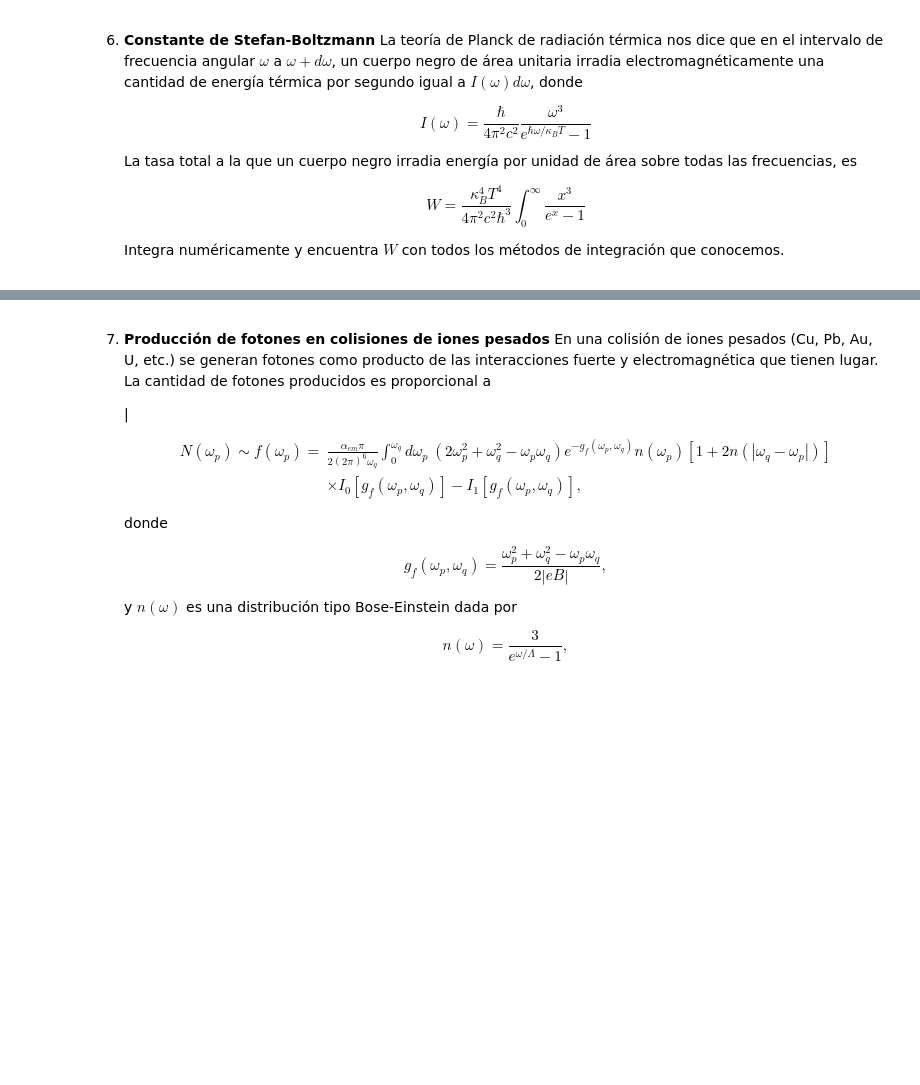
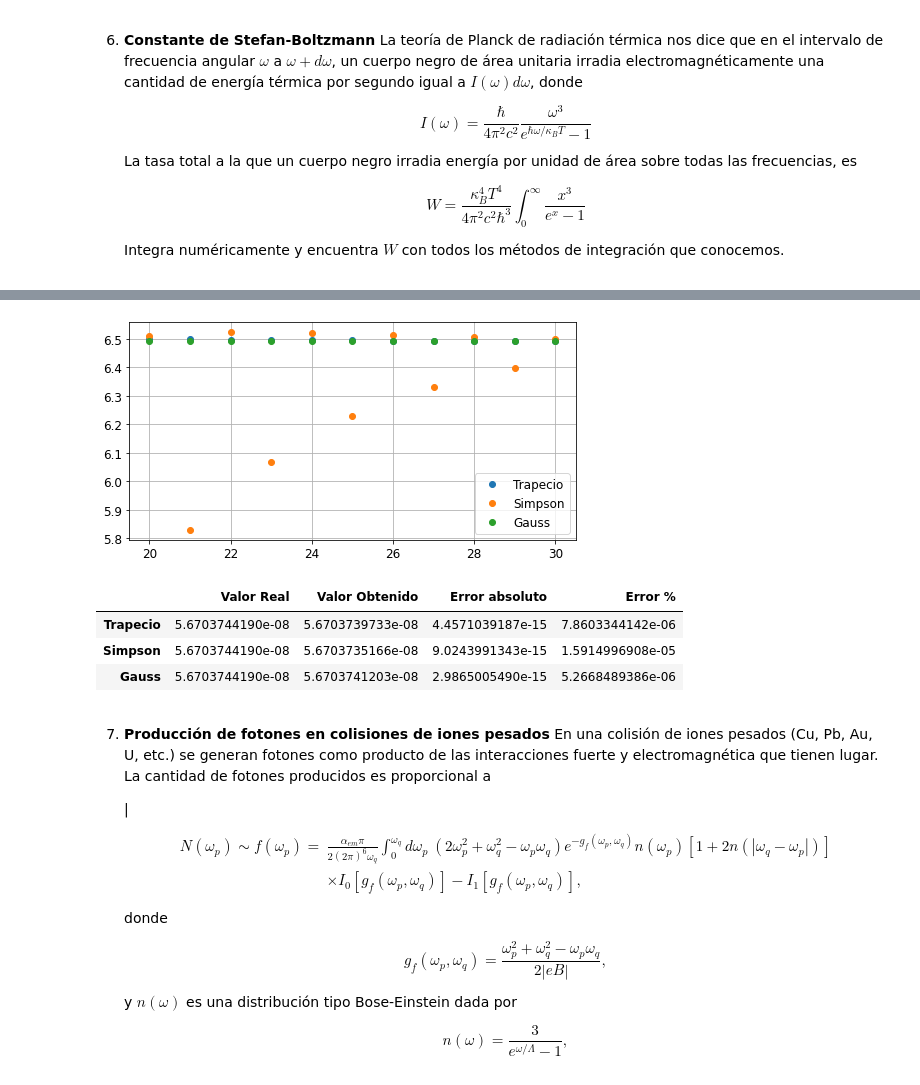
Before and after one commit to joshbrx/Fisica-Computacional, a Jupyter notebook: T2_BrionesAndrade.ipynb, the cells around one changed output, grey strips where cells are left out. Saved outputs shown, nothing was run; the diff lists cells and outputs as text; code cells hidden in the pictures; blank space fills up the shorter version.

```diff
--- a/T2_BrionesAndrade.ipynb
+++ b/T2_BrionesAndrade.ipynb
@@ -372,3 +531,57 @@ f"La cota del error es: {abs(f2(-1)-PnLag2(-1, X, W, Y)):.4e}"
+# %%
+# Traemos la función del método del trapecio
+def trapecio(n, a, b, f):
+    h = float(b - a) / n
+    s = 0.0
+    s += f(a)/2.0
+    for i in range(1, n):
+        s += f(a + i*h)
+    s += f(b)/2.0
+    return s * h
+# %%
+from scipy import constants as cte
+
+def Bltz(z):
+    g1 = z**3/(1-z)**5
+    g2 = np.exp(z/(1-z))-1
+    return g1/g2
+
+a = 0.01; b = 1-0.01;
+def Integral(n):
+    return np.array([trapecio(n, a, b, Bltz), Simpson(Bltz, a, b, n), IntGauss(n, a, b, Bltz)])
+
+plt.figure(figsize=(8,4))
+plt.plot([k for k in range(20,31)], [Integral(k)[0] for k in range(20,31)], "o", label="Trapecio")
+plt.plot([k for k in range(20,31)], [Integral(k)[1] for k in range(20,31)], "o", label="Simpson")
+plt.plot([k for k in range(20,31)], [Integral(k)[2] for k in range(20,31)], "o", label="Gauss")
+plt.grid(); plt.legend(); plt.show()
+# %% [output]
+[figure, added]
+# %%
+ct1=cte.k**4/(4*cte.pi**2*cte.c**2*cte.hbar**3)
+
+def Boltzmann(n):
+    return Integral(n) * ct1
+
+N = 100;
+valor_real= cte.sigma
+list = [];
+
+for i in range(3):
+    err1=abs(Valor_real-Boltzmann(N)[i])
+    err2=abs((Valor_real-Boltzmann(N)[i]) / valor_real)*100
+    list.append([Valor_real, Boltzmann(N)[i], err1, err2])
+
+nombres=['Trapecio','Simpson','Gauss']
+cols = ["Valor Real","Valor Obtenido","Error absoluto","Error %"]
+tabla = pd.DataFrame(list, index=nombres, columns=cols)
+pd.options.display.float_format = '{:,.10e}'.format   # formato a la tabla
+tabla
+# %% [output]
+|  | Valor Real | Valor Obtenido | Error absoluto | Error % |
+| Trapecio | 5.6703744190e-08 | 5.6703739733e-08 | 4.4571039187e-15 | 7.8603344142e-06 |
+| Simpson | 5.6703744190e-08 | 5.6703735166e-08 | 9.0243991343e-15 | 1.5914996908e-05 |
+| Gauss | 5.6703744190e-08 | 5.6703741203e-08 | 2.9865005490e-15 | 5.2668489386e-06 |
 # %% [markdown]
 7. **Producción de fotones en colisiones de iones pesados**
     En una colisión de iones pesados (Cu, Pb, Au, U, etc.) se generan fotones como producto de las interacciones fuerte y electromagnética que tienen lugar. La cantidad de fotones producidos es proporcional a
```
Also changed, not shown: parts of 12 cells of this notebook, 1 other file.
